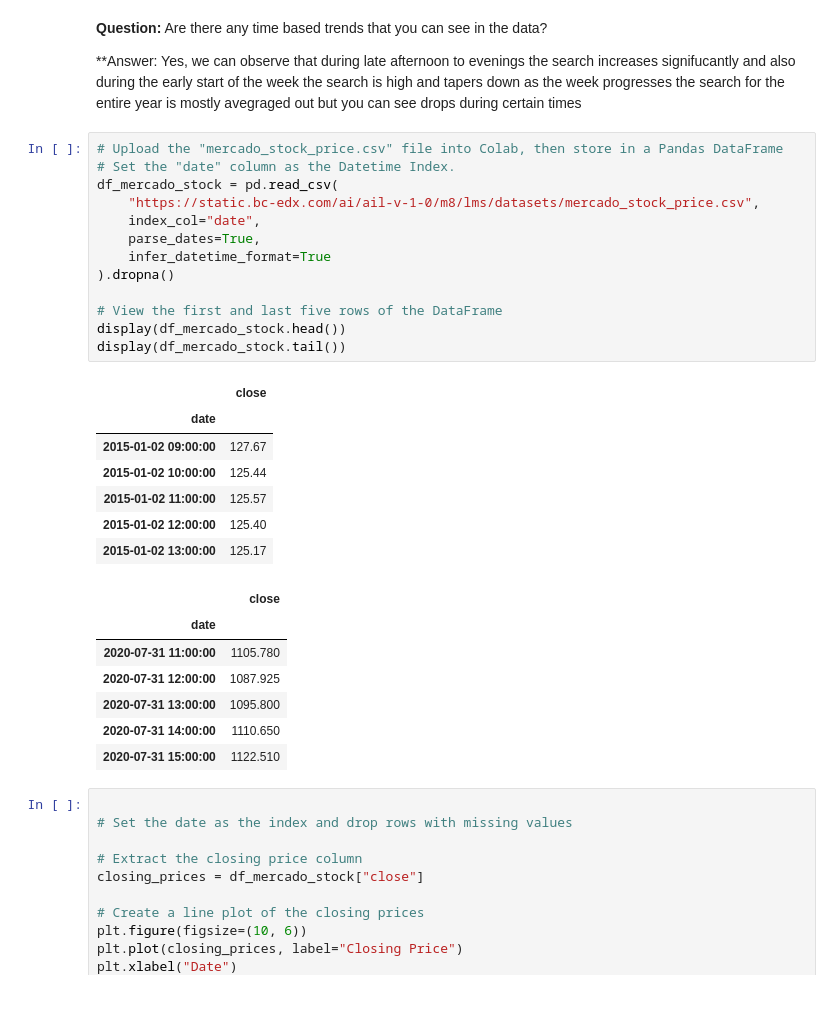
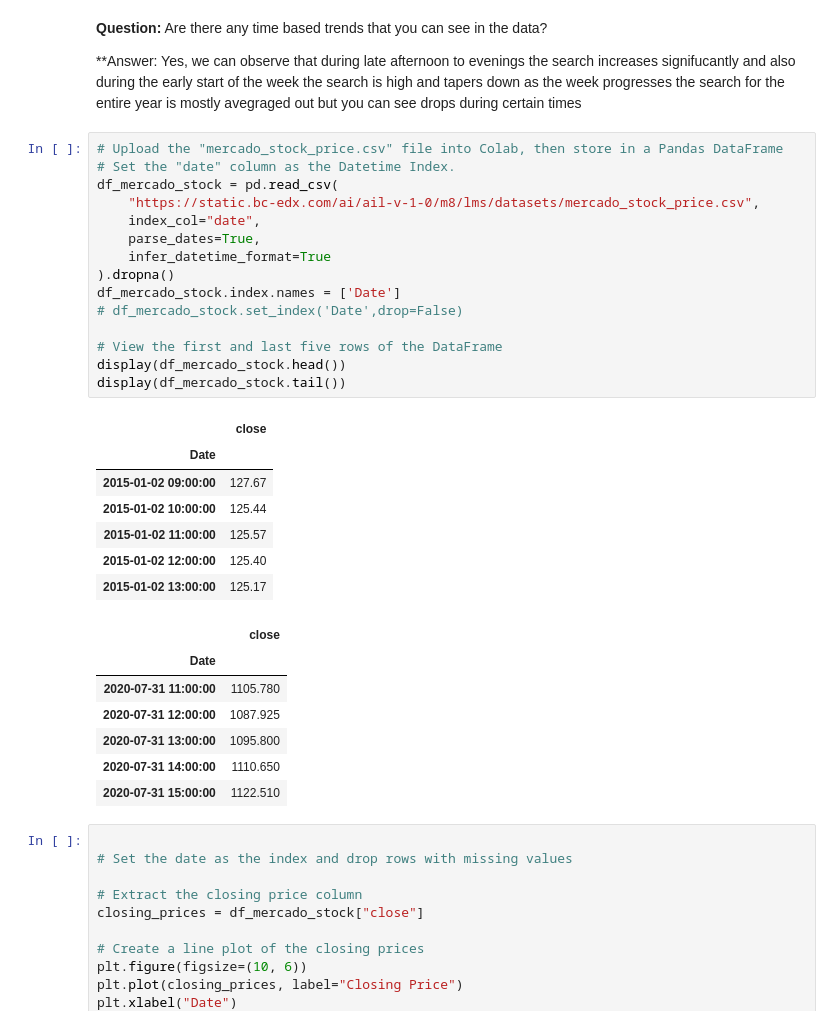
Before and after one commit to Shantesh123/Command_Line_Testing, a Jupyter notebook: Copy_of_!pip_install_prophet.ipynb, the cells around one changed output. Saved outputs shown, nothing was run; the diff lists cells and outputs as text.

```diff
--- a/Copy_of_!pip_install_prophet.ipynb
+++ b/Copy_of_!pip_install_prophet.ipynb
@@ -133,26 +134,28 @@ the search for the entire year is mostly avegraged out but you can see drops dur
 # %%
 # Upload the "mercado_stock_price.csv" file into Colab, then store in a Pandas DataFrame
 # Set the "date" column as the Datetime Index.
 df_mercado_stock = pd.read_csv(
     "https://static.bc-edx.com/ai/ail-v-1-0/m8/lms/datasets/mercado_stock_price.csv",
     index_col="date",
     parse_dates=True,
     infer_datetime_format=True
 ).dropna()
+df_mercado_stock.index.names = ['Date']
+# df_mercado_stock.set_index('Date',drop=False)
 
 # View the first and last five rows of the DataFrame
 display(df_mercado_stock.head())
 display(df_mercado_stock.tail())
 # %% [output]
 |  | close |
-| date |  |
+| Date |  |
 | 2015-01-02 09:00:00 | 127.67 |
 | 2015-01-02 10:00:00 | 125.44 |
 | 2015-01-02 11:00:00 | 125.57 |
 | 2015-01-02 12:00:00 | 125.40 |
 | 2015-01-02 13:00:00 | 125.17 |
 |  | close |
-| date |  |
+| Date |  |
 | 2020-07-31 11:00:00 | 1105.780 |
 | 2020-07-31 12:00:00 | 1087.925 |
 | 2020-07-31 13:00:00 | 1095.800 |
```
Also changed, not shown: parts of 11 cells of this notebook.
